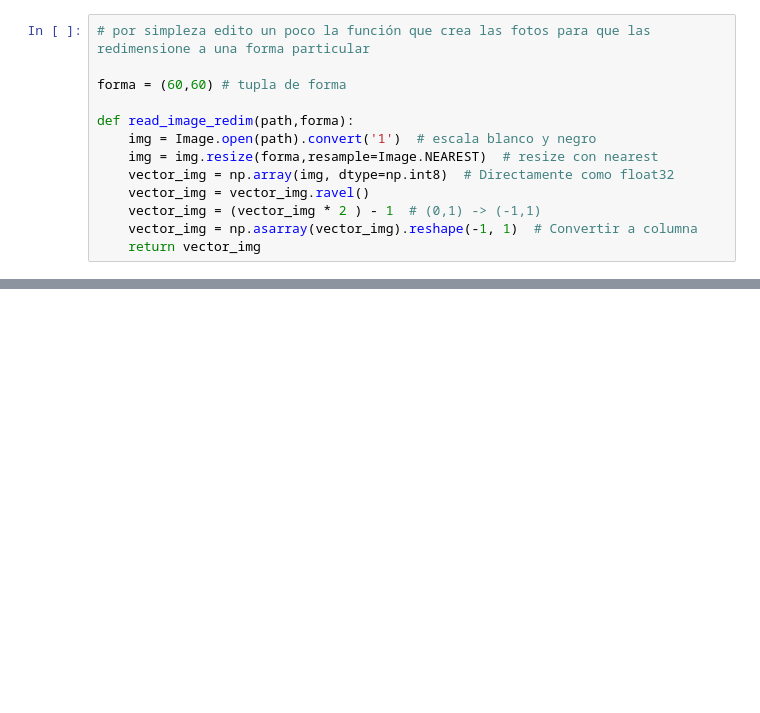
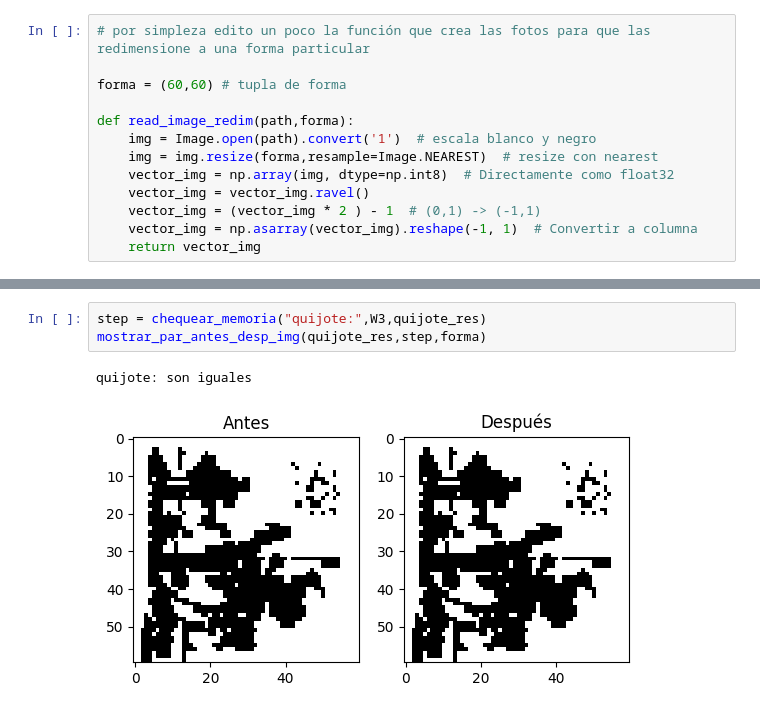
Before and after one commit to Icavicchioli/Redes-neuronales, a Jupyter notebook: Ej1_tp1.ipynb, the cells around one changed output, grey strips where cells are left out. Drawn from its saved outputs; the diff is of its cells as text; blank space fills up the shorter version.

```diff
--- a/Ej1_tp1.ipynb
+++ b/Ej1_tp1.ipynb
@@ -433,0 +457,6 @@ W3 =  np.hstack((img1,img2,img3,img4,img5,img6)) # la matriz W
+# %%
+step = chequear_memoria("quijote:",W3,quijote_res)
+mostrar_par_antes_desp_img(quijote_res,step,forma)
+# %% [output]
+quijote: son iguales
+[figure, added]
```
Also changed, not shown: parts of 15 cells of this notebook.
